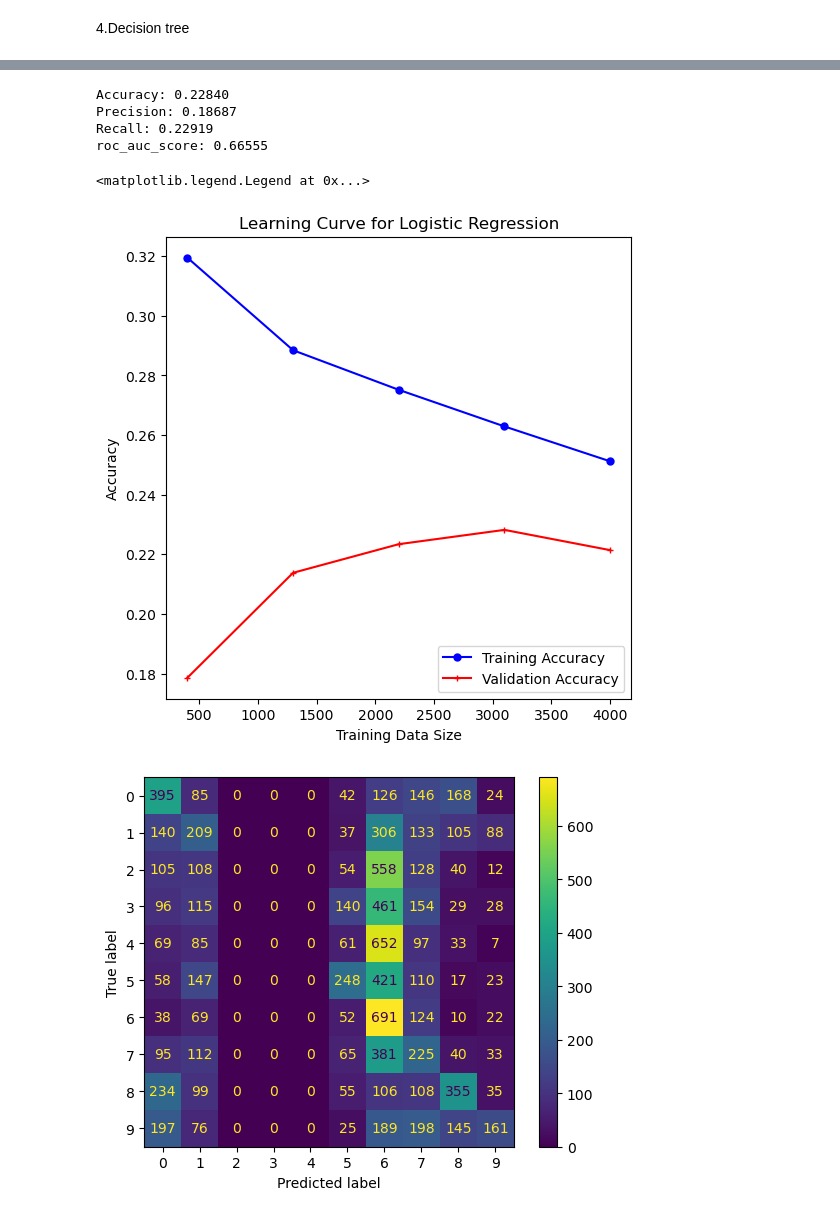
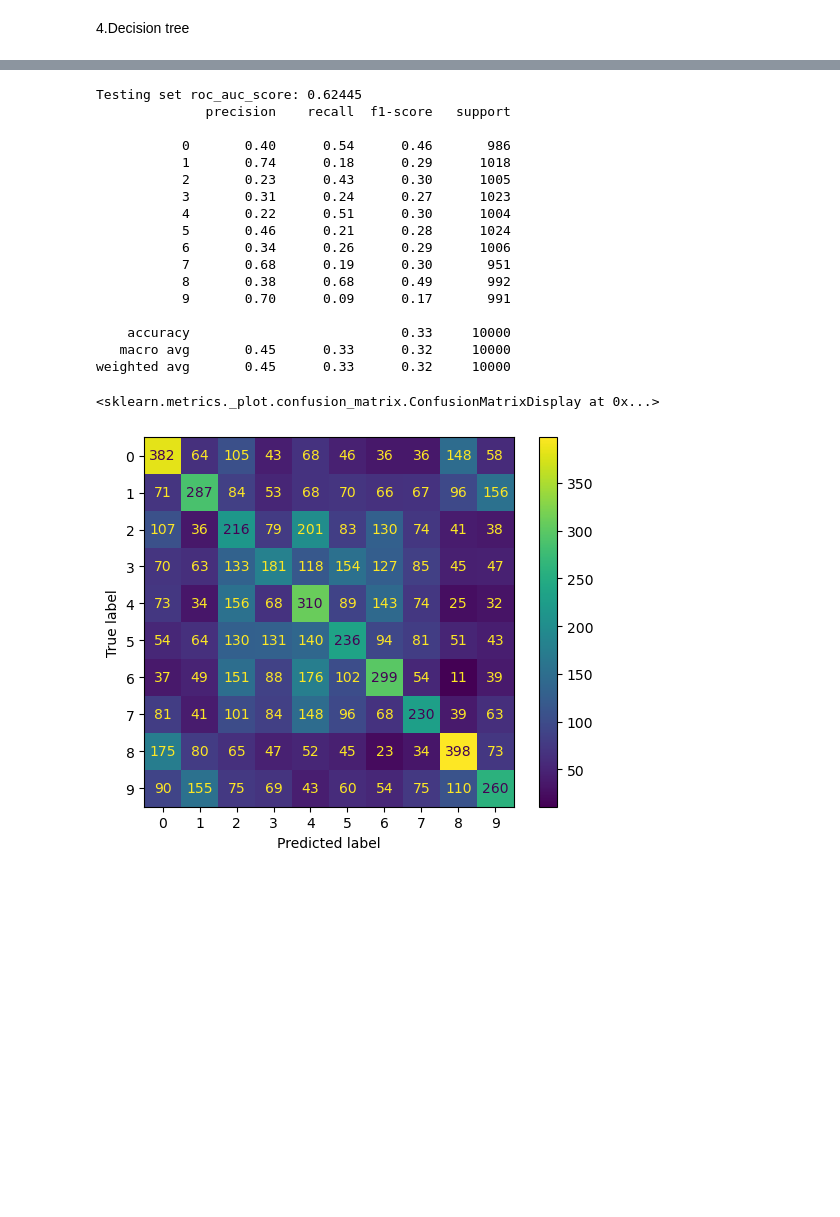
Before and after one commit to atran10TF/CS178Project, a Jupyter notebook: Project.ipynb, the cells around one changed output, grey strips where cells are left out. Drawn from its saved outputs; the diff is of its cells as text; code cells hidden in the pictures; blank space fills up the shorter version.

Commit message:
hyperparameters for knn and decision tree
havent fixed the decisionboudarydisplay yet

```diff
--- a/Project.ipynb
+++ b/Project.ipynb
@@ -279,0 +324,2 @@ roc_auc_score: 0.79068
+# %%
+dtc = DecisionTreeClassifier(max_depth = best_depth,random_state=seed).fit(X_tr, y_tr)
@@ -280,36 +376,32 @@ roc_auc_score: 0.79068
+# %%
+#roc_auc_scores for testing set and classfication report
+y_te_scores = dtc.predict_proba(X_te)
+print('Testing set roc_auc_score: %.5f'% roc_auc_score(y_te,y_te_scores, average='macro',multi_class='ovr'))
+print(classification_report(y_te, knn.predict(X_te)))
+# %% [output]
+Testing set roc_auc_score: 0.62445
+              precision    recall  f1-score   support
+
+           0       0.40      0.54      0.46       986
+           1       0.74      0.18      0.29      1018
+           2       0.23      0.43      0.30      1005
+           3       0.31      0.24      0.27      1023
+           4       0.22      0.51      0.30      1004
+           5       0.46      0.21      0.28      1024
+           6       0.34      0.26      0.29      1006
+           7       0.68      0.19      0.30       951
+           8       0.38      0.68      0.49       992
+           9       0.70      0.09      0.17       991
+
+    accuracy                           0.33     10000
+   macro avg       0.45      0.33      0.32     10000
+weighted avg       0.45      0.33      0.32     10000
 # %%
-#Decision tree
-
-fig, axes = plt.subplots(figsize=(6, 6))
-dtc = DecisionTreeClassifier(max_depth = 3,random_state=seed).fit(X_tr, y_tr)
 #Confusion Matrix
 y_te_pred = dtc.predict(X_te)
 sklearn_cm = confusion_matrix(y_te, y_te_pred)
 sklearn_disp = ConfusionMatrixDisplay(confusion_matrix = sklearn_cm)
 sklearn_disp.plot()
-# Accuracy, Precision, Recall, ROC AUC score
-y_te_scores = dtc.predict_proba(X_te)
-print('Accuracy: %.5f' % accuracy_score(y_te, y_te_pred))
-print('Precision: %.5f' % precision_score(y_te, y_te_pred,average='macro'))
-print('Recall: %.5f' % recall_score(y_te, y_te_pred,average='macro'))
-print('roc_auc_score: %.5f'% roc_auc_score(y_te,y_te_scores, average='macro',multi_class='ovr'))
-
-#Learning Curve
-train_sizes, train_scores, test_scores = learning_curve(estimator=dtc, X=X_tr, y=y_tr,n_jobs=1)
-train_mean = np.mean(train_scores, axis=1)
-test_mean = np.mean(test_scores, axis=1)
-
-axes.plot(train_sizes, train_mean, color='blue', marker='o', markersize=5, label='Training Accuracy')
-axes.plot(train_sizes, test_mean, color='red', marker='+', markersize=5, label='Validation Accuracy')
-axes.set_title('Learning Curve for Logistic Regression')
-axes.set_xlabel('Training Data Size')
-axes.set_ylabel('Accuracy')
-axes.legend(loc='lower right')
 # %% [output]
-Accuracy: 0.22840
-Precision: 0.18687
-Recall: 0.22919
-roc_auc_score: 0.66555
+<sklearn.metrics._plot.confusion_matrix.ConfusionMatrixDisplay at 0x...>
-<matplotlib.legend.Legend at 0x...>
-[figure, old version]
+[figure, new version]
-[figure, removed]
```
Also changed, not shown: parts of 14 cells of this notebook.
